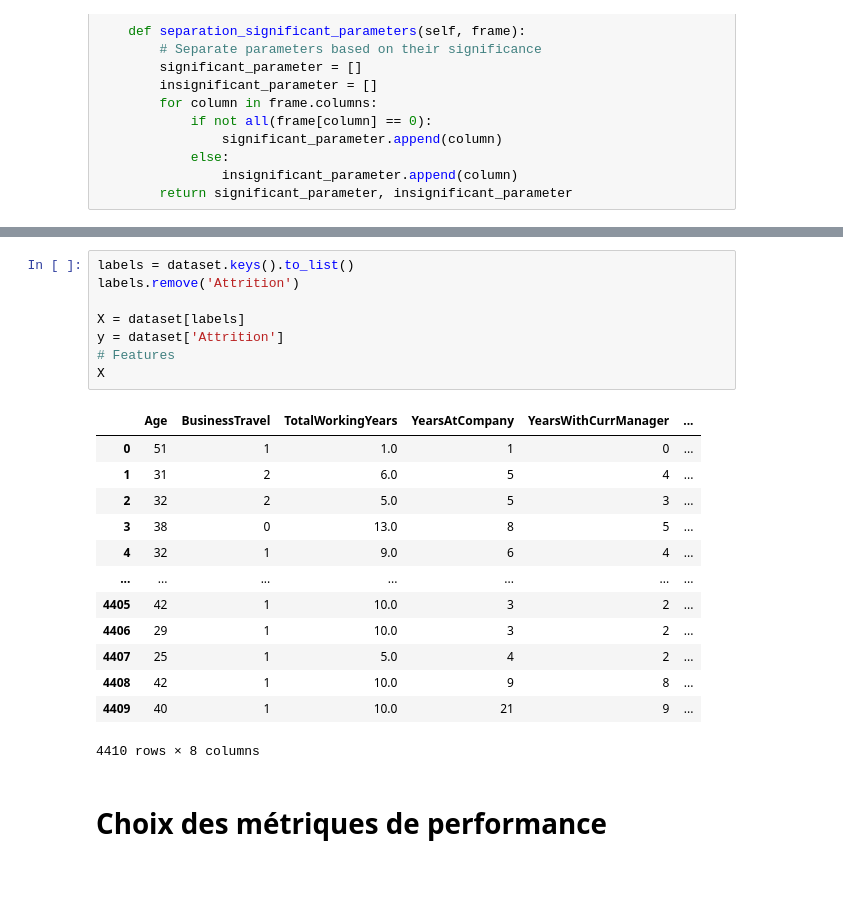
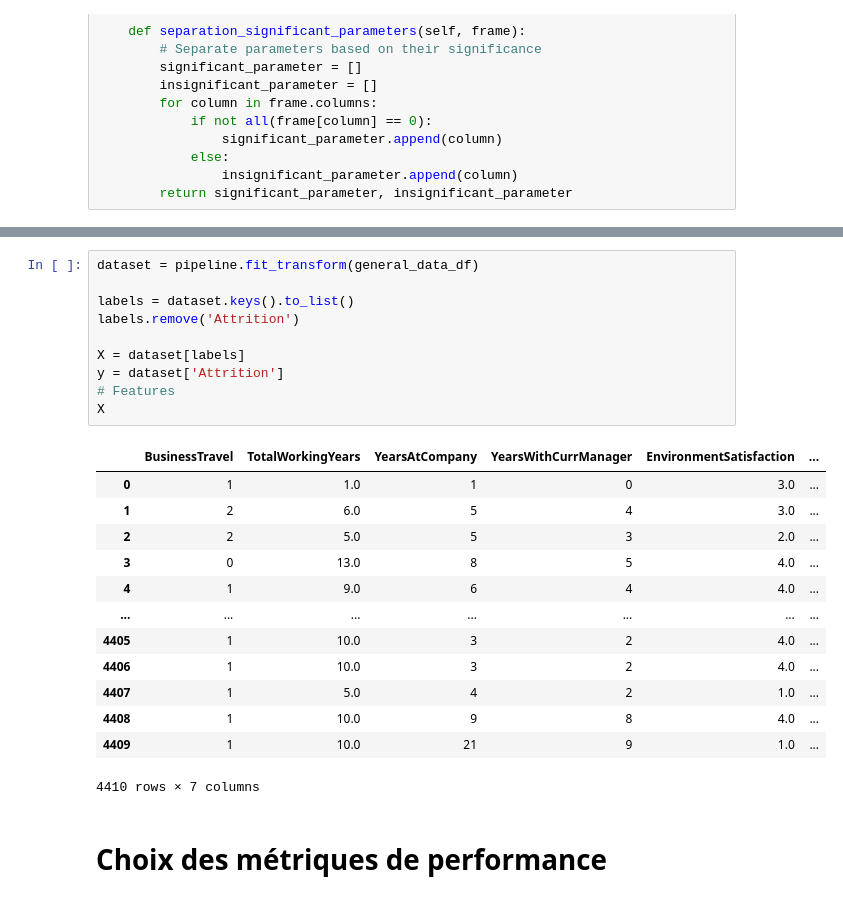
Before and after one commit to Victorien-Goudeau/HumanForYou, a Jupyter notebook: HumanForYou/HumanForYouProject.ipynb, the cells around one changed output, grey strips where cells are left out. Cells and saved outputs as stored; diff of their text form.

Commit message:
data analysis v3

```diff
--- a/HumanForYou/HumanForYouProject.ipynb
+++ b/HumanForYou/HumanForYouProject.ipynb
@@ -172,27 +174,29 @@ Pipeline(steps=[('merge',
                 ('encoding', encodingData()), ('clean', cleanData()),
                 ('corr', corrData())])
 # %%
+dataset = pipeline.fit_transform(general_data_df)
+
 labels = dataset.keys().to_list()
 labels.remove('Attrition')
 
 X = dataset[labels]
 y = dataset['Attrition']
 # Features
 X
 # %% [output]
-|  | Age | BusinessTravel | TotalWorkingYears | YearsAtCompany | YearsWithCurrManager | ... |
-| 0 | 51 | 1 | 1.0 | 1 | 0 | ... |
-| 1 | 31 | 2 | 6.0 | 5 | 4 | ... |
-| 2 | 32 | 2 | 5.0 | 5 | 3 | ... |
-| 3 | 38 | 0 | 13.0 | 8 | 5 | ... |
-| 4 | 32 | 1 | 9.0 | 6 | 4 | ... |
+|  | BusinessTravel | TotalWorkingYears | YearsAtCompany | YearsWithCurrManager | EnvironmentSatisfaction | ... |
+| 0 | 1 | 1.0 | 1 | 0 | 3.0 | ... |
+| 1 | 2 | 6.0 | 5 | 4 | 3.0 | ... |
+| 2 | 2 | 5.0 | 5 | 3 | 2.0 | ... |
+| 3 | 0 | 13.0 | 8 | 5 | 4.0 | ... |
+| 4 | 1 | 9.0 | 6 | 4 | 4.0 | ... |
 | ... | ... | ... | ... | ... | ... | ... |
-| 4405 | 42 | 1 | 10.0 | 3 | 2 | ... |
-| 4406 | 29 | 1 | 10.0 | 3 | 2 | ... |
-| 4407 | 25 | 1 | 5.0 | 4 | 2 | ... |
-| 4408 | 42 | 1 | 10.0 | 9 | 8 | ... |
-| 4409 | 40 | 1 | 10.0 | 21 | 9 | ... |
+| 4405 | 1 | 10.0 | 3 | 2 | 4.0 | ... |
+| 4406 | 1 | 10.0 | 3 | 2 | 4.0 | ... |
+| 4407 | 1 | 5.0 | 4 | 2 | 1.0 | ... |
+| 4408 | 1 | 10.0 | 9 | 8 | 4.0 | ... |
+| 4409 | 1 | 10.0 | 21 | 9 | 1.0 | ... |
-4410 rows × 8 columns
+4410 rows × 7 columns
 # %% [markdown]
 # Choix des métriques de performance
 # %% [markdown]
```
Also changed, not shown: parts of 12 cells of this notebook.
